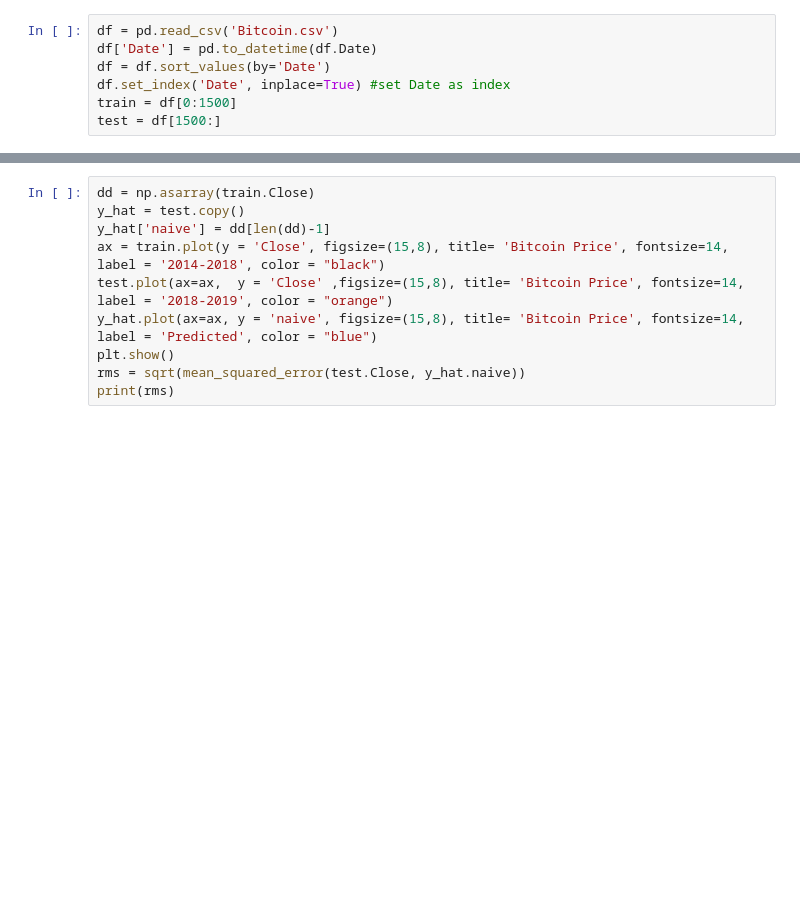
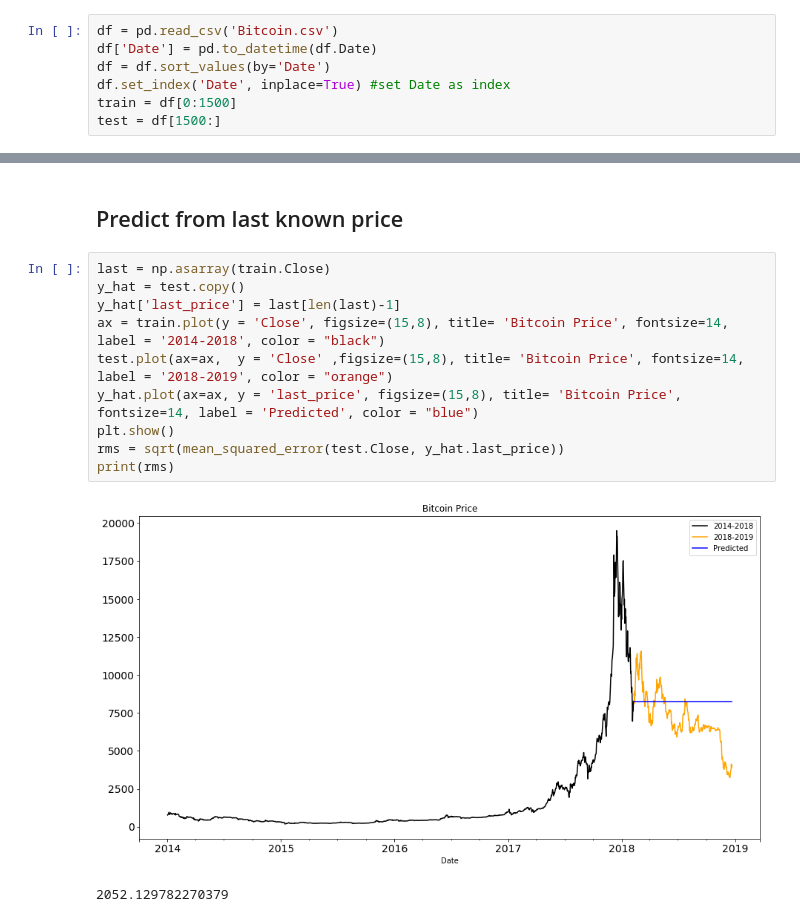
Before and after one commit to dpatl/Crypto, a Jupyter notebook: 2018 Bitcoin Prediction.ipynb, the cells around one changed output, grey strips where cells are left out. Cells and saved outputs as stored; diff of their text form; blank space fills up the shorter version.

Commit message:
added inline output for 2018 predictions

```diff
--- a/2018 Bitcoin Prediction.ipynb
+++ b/2018 Bitcoin Prediction.ipynb
@@ -23,10 +29,15 @@ plt.show()
+# %% [markdown]
+## Predict from last known price
 # %%
-dd = np.asarray(train.Close)
+last = np.asarray(train.Close)
 y_hat = test.copy()
-y_hat['naive'] = dd[len(dd)-1]
+y_hat['last_price'] = last[len(last)-1]
 ax = train.plot(y = 'Close', figsize=(15,8), title= 'Bitcoin Price', fontsize=14, label = '2014-2018', color = "black")
 test.plot(ax=ax,  y = 'Close' ,figsize=(15,8), title= 'Bitcoin Price', fontsize=14, label = '2018-2019', color = "orange")
-y_hat.plot(ax=ax, y = 'naive', figsize=(15,8), title= 'Bitcoin Price', fontsize=14, label = 'Predicted', color = "blue")
+y_hat.plot(ax=ax, y = 'last_price', figsize=(15,8), title= 'Bitcoin Price', fontsize=14, label = 'Predicted', color = "blue")
 plt.show()
-rms = sqrt(mean_squared_error(test.Close, y_hat.naive))
+rms = sqrt(mean_squared_error(test.Close, y_hat.last_price))
 print(rms)
+# %% [output]
+[figure, added]
+2052.129782270379
```
Also changed, not shown: parts of 19 cells of this notebook, 2 other files.
